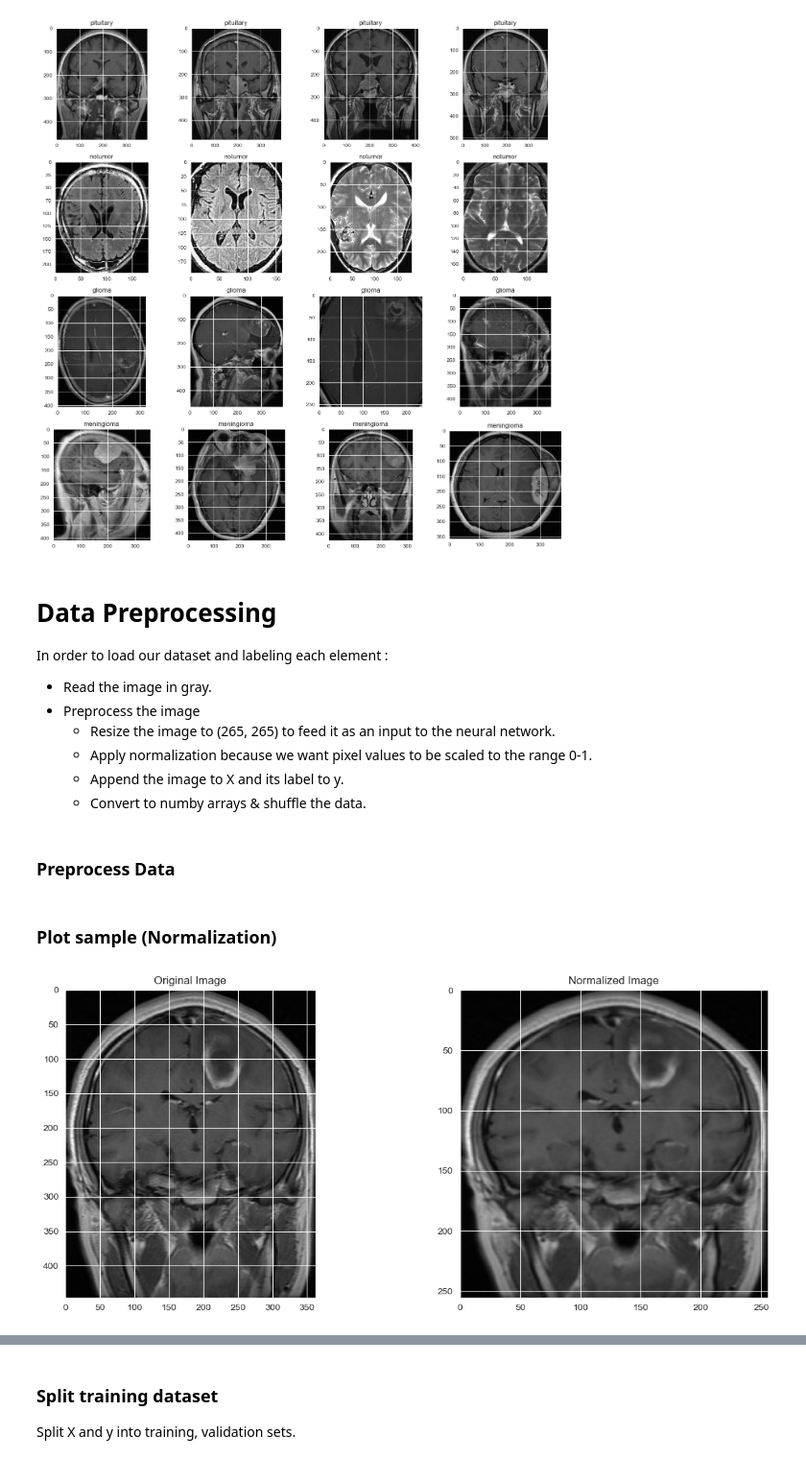
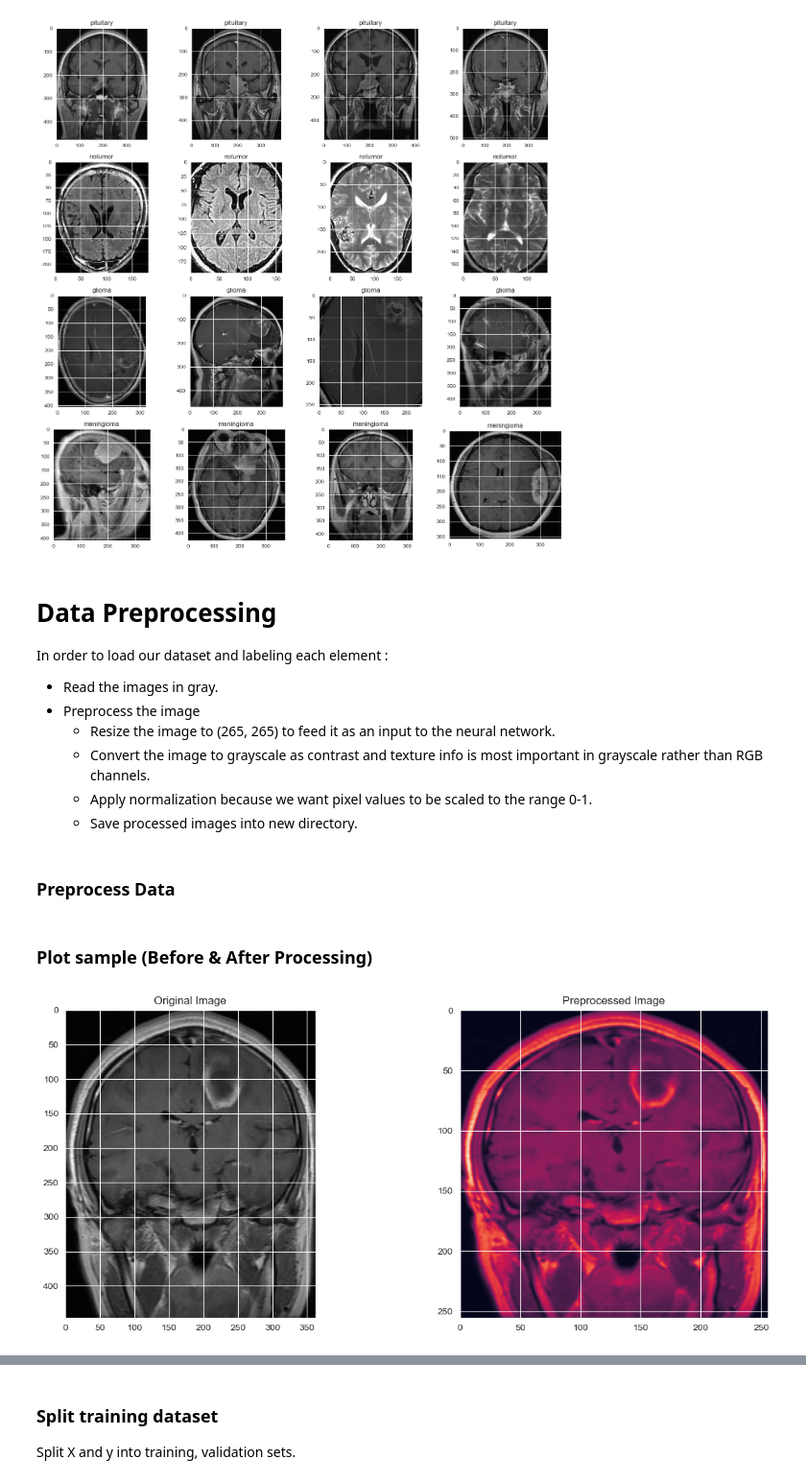
Before and after one commit to MYTHILI05896/brain-tumor-mri-classifier, a Jupyter notebook: BrainTumor.ipynb, the cells around one changed output, grey strips where cells are left out. Shown at 96% size. Cells and saved outputs as stored; diff of their text form; code cells hidden in the pictures.

Commit message:
Finish data augmentation step with saving generated images to new directory

```diff
--- a/BrainTumor.ipynb
+++ b/BrainTumor.ipynb
@@ -181,31 +183,31 @@ for label in labels:
 
 In order to load our dataset and labeling each element :
 
-- Read the image in gray.
+- Read the images in gray.
 - Preprocess the image
     - Resize the image to (265, 265) to feed it as an input to the neural network.
+    - Convert the image to grayscale as contrast and texture info is most important in grayscale rather than RGB channels.
     - Apply normalization because we want pixel values to be scaled to the range 0-1.
-    - Append the image to X and its label to y.
-    - Convert to numby arrays & shuffle the data.
+    - Save processed images into new directory.
 # %% [markdown]
 ### Preprocess Data
 # %%
 preprocess_data(dataset_path, processed_dataset)
 # %% [markdown]
-### Plot sample (Normalization)
+### Plot sample (Before & After Processing)
 # %%
-sample = cv2.imread(os.path.join(dataset_path, 'Training', 'glioma', 'Tr-gl_0100.jpg'))
+sample = cv2.imread(os.path.join(dataset_path, train_dataset, 'glioma', 'Tr-gl_0100.jpg'))
 processed_sample = preprocess_image(sample)
 
 plt.figure(figsize=(15, 6))
 plt.subplot(1, 2, 1)
 plt.imshow(sample)
 
 plt.title('Original Image')
 plt.subplot(1, 2, 2)
 plt.imshow(processed_sample)
-plt.title('Normalized Image')
+plt.title('Preprocessed Image')
 
 plt.show()
 # %% [output]
-[figure, old version]
+[figure, new version]
```
Also changed, not shown: parts of 20 cells of this notebook, 3 other files.
